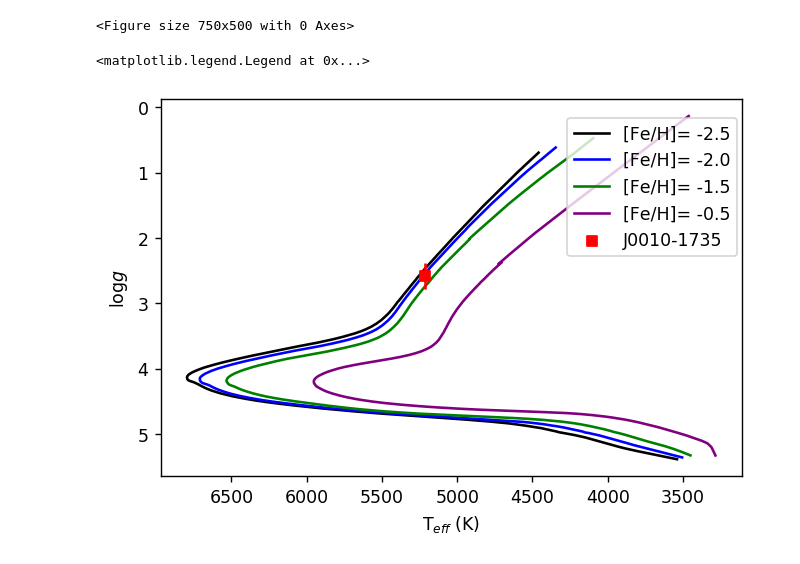
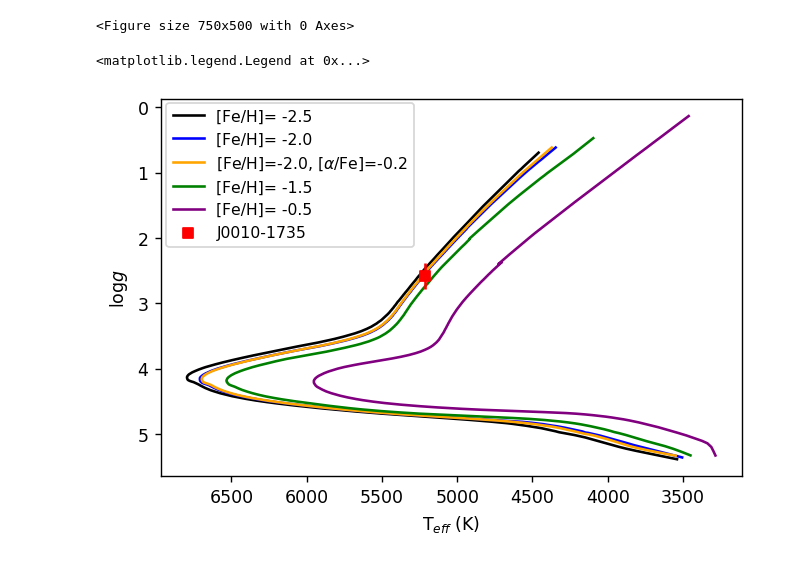
Before and after one commit to zoehackshaw/J0010-1735, a Jupyter notebook: Isochrone.ipynb, the cells around one changed output. Cells and saved outputs as stored; diff of their text form; code cells hidden in the pictures.

```diff
--- a/Isochrone.ipynb
+++ b/Isochrone.ipynb
@@ -121,6 +182,7 @@ iso12_25=np.genfromtxt("iso12_2.5.txt", delimiter=",", names=["x","a", "b", "log
 iso12_2=np.genfromtxt("iso12_2.txt", delimiter=",", names=["x","a", "b", "logt","logg","c","d","e","f"])
 iso12_15=np.genfromtxt("iso12_1.5.txt", delimiter=",", names=["x","a", "b", "logt","logg","c","d","e","f"])
 iso12_05=np.genfromtxt("iso12_0.5.txt", delimiter=",", names=["x","a", "b", "logt","logg","c","d","e","f"])
+alphaiso=np.genfromtxt("alphan0p2iso.txt", delimiter=",", names=["x","a", "b", "logt","logg","c","d","e","f"])
 
 temps12_25=[]
 for i in iso12_25['logt']:
@@ -131,33 +193,39 @@ temps12_2=[]
 for i in iso12_2['logt']:
     t=10**i
     temps12_2.append(t)
 
 temps12_15=[]
 for i in iso12_15['logt']:
     t=10**i
     temps12_15.append(t)
 
 temps12_05=[]
 for i in iso12_05['logt']:
     t=10**i
     temps12_05.append(t)
 
+alphaiso12=[]
+for i in alphaiso['logt']:
+    t=10**i
+    alphaiso12.append(t)
+
 plt.figure(dpi=125)
 plt.scatter(t_s,logg_s,color='red',marker='s',label='J0010-1735',zorder=5)
 plt.plot(temps12_25, iso12_25['logg'],color='black',label='[Fe/H]= -2.5')
 plt.plot(temps12_2, iso12_2['logg'],color='blue',label='[Fe/H]= -2.0')
+plt.plot(alphaiso12, alphaiso['logg'],color='orange',label=r'[Fe/H]=-2.0, $[\alpha$/Fe]=-0.2')
 plt.plot(temps12_15, iso12_15['logg'],color='green',label='[Fe/H]= -1.5')
 plt.plot(temps12_05, iso12_05['logg'],color='purple',label='[Fe/H]= -0.5')
 plt.errorbar(t_s,logg_s,yerr=0.2,color='red',zorder=5)
 
 plt.gca().invert_xaxis()
 plt.gca().invert_yaxis()
 #plt.xlim(3.75,3.66)
 #plt.ylim(2,3)
 plt.xlabel(r"T$_{eff}$ (K)")
 plt.ylabel(r"$\log g$")
-plt.legend(bbox_to_anchor=(0.7, 0.95), loc='upper left', borderaxespad=0.)
+plt.legend(bbox_to_anchor=(0.01, 0.99), loc='upper left', borderaxespad=0.,prop={'size': 9})
 # %% [output]
 <matplotlib.legend.Legend at 0x...>
-[figure, old version]
+[figure, new version]
 # %%
```
Also changed, not shown: parts of 5 cells of this notebook, 2 other files.
